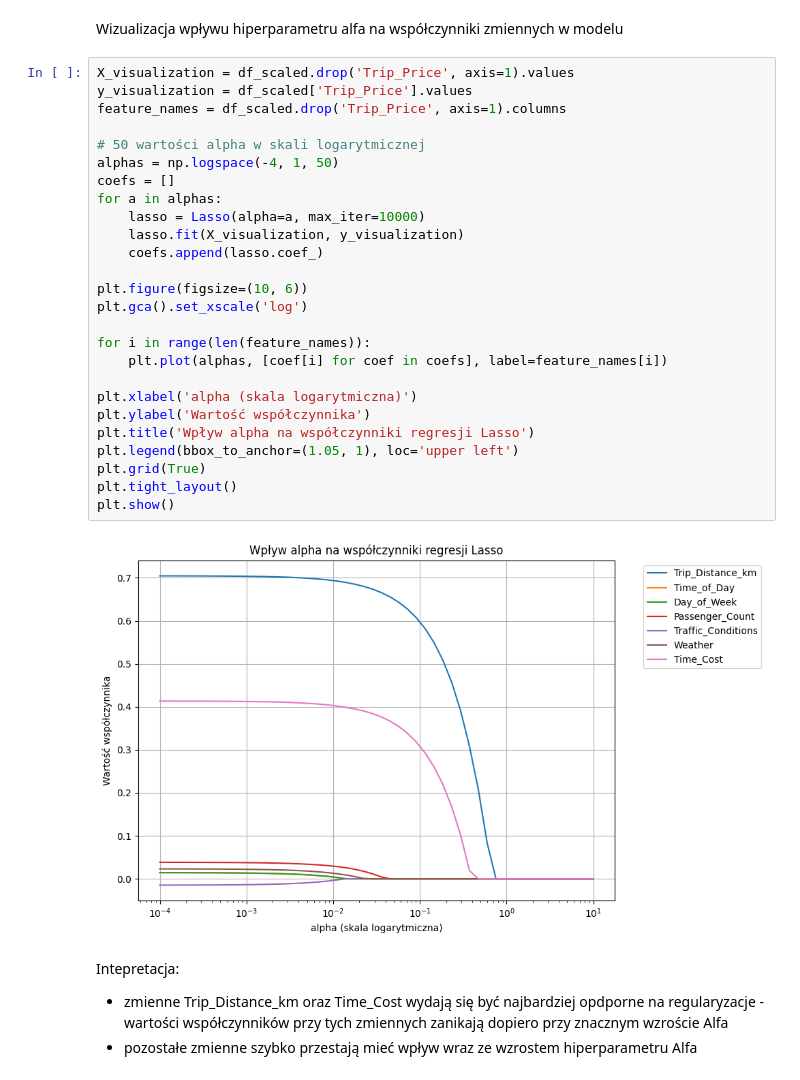
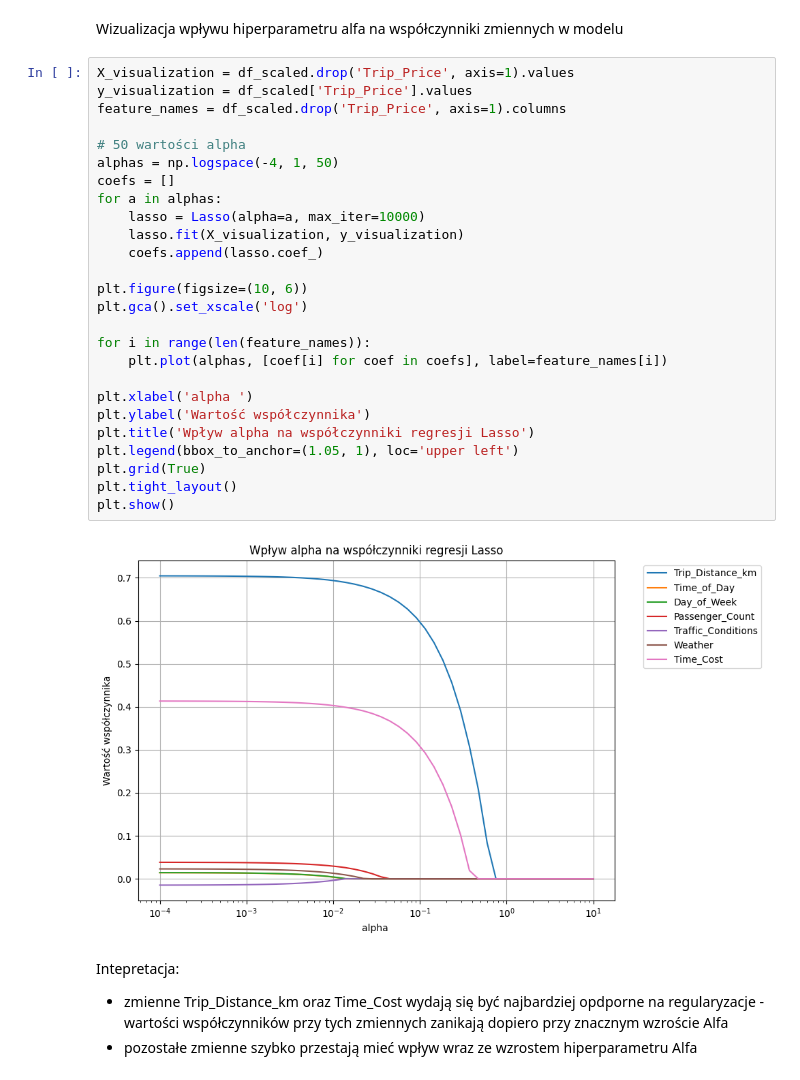
Before and after one commit to jurewiczM/PUM_Ptojekt_2025, a Jupyter notebook: Project_preprocessing.ipynb, the cells around one changed output. Saved outputs shown, nothing was run; the diff lists cells and outputs as text.

```diff
--- a/Project_preprocessing.ipynb
+++ b/Project_preprocessing.ipynb
@@ -655,31 +655,31 @@ Wizualizacja wpływu hiperparametru alfa na współczynniki zmiennych w modelu
 # %%
 X_visualization = df_scaled.drop('Trip_Price', axis=1).values
 y_visualization = df_scaled['Trip_Price'].values
 feature_names = df_scaled.drop('Trip_Price', axis=1).columns
 
-# 50 wartości alpha w skali logarytmicznej
+# 50 wartości alpha
 alphas = np.logspace(-4, 1, 50)
 coefs = []
 for a in alphas:
     lasso = Lasso(alpha=a, max_iter=10000)
     lasso.fit(X_visualization, y_visualization)
     coefs.append(lasso.coef_)
 
 plt.figure(figsize=(10, 6))
 plt.gca().set_xscale('log')
 
 for i in range(len(feature_names)):
     plt.plot(alphas, [coef[i] for coef in coefs], label=feature_names[i])
 
-plt.xlabel('alpha (skala logarytmiczna)')
+plt.xlabel('alpha ')
 plt.ylabel('Wartość współczynnika')
 plt.title('Wpływ alpha na współczynniki regresji Lasso')
 plt.legend(bbox_to_anchor=(1.05, 1), loc='upper left')
 plt.grid(True)
 plt.tight_layout()
 plt.show()
 # %% [output]
-[figure, old version]
+[figure, new version]
 # %% [markdown]
 Intepretacja:
 - zmienne Trip_Distance_km oraz Time_Cost wydają się być najbardziej opdporne na regularyzacje - wartości współczynników przy tych zmiennych zanikają dopiero przy znacznym wzroście Alfa
```
